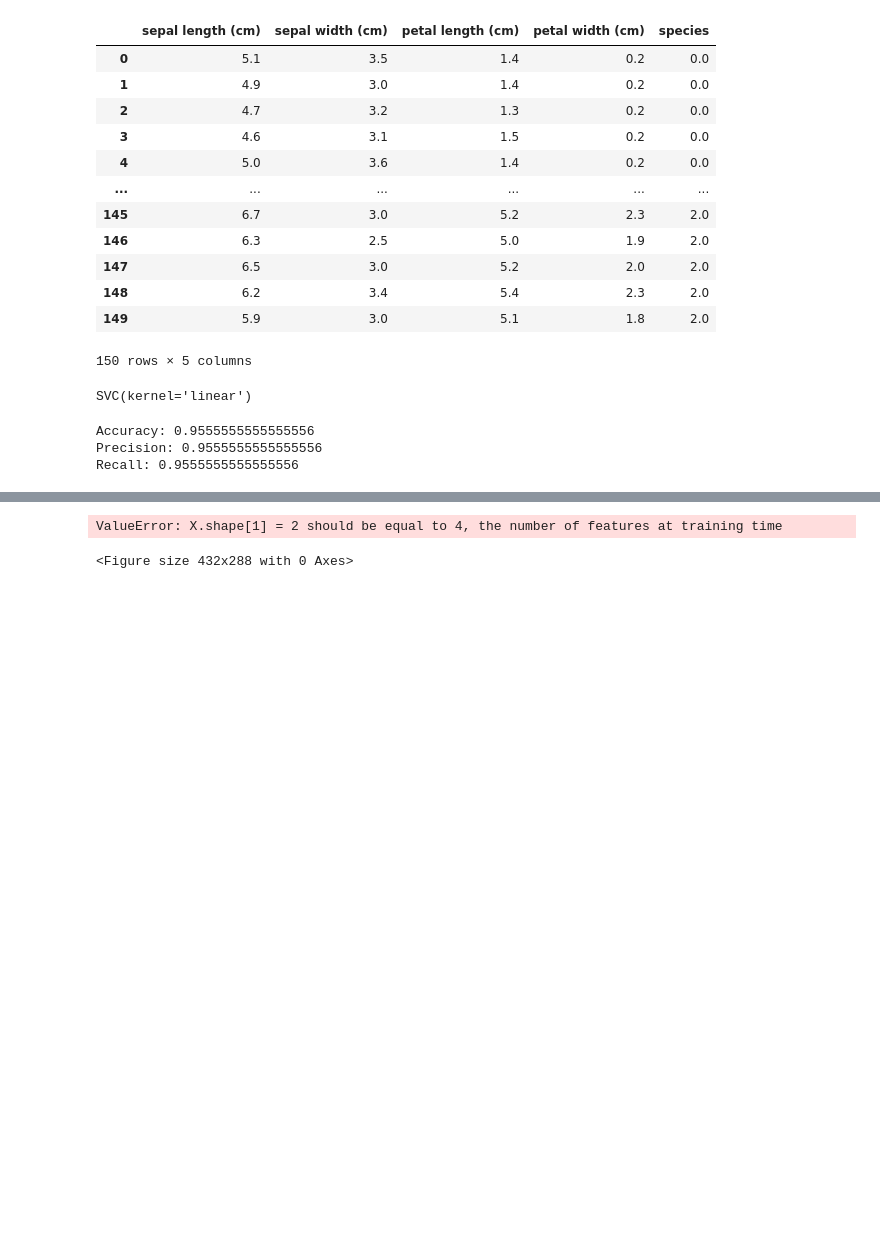
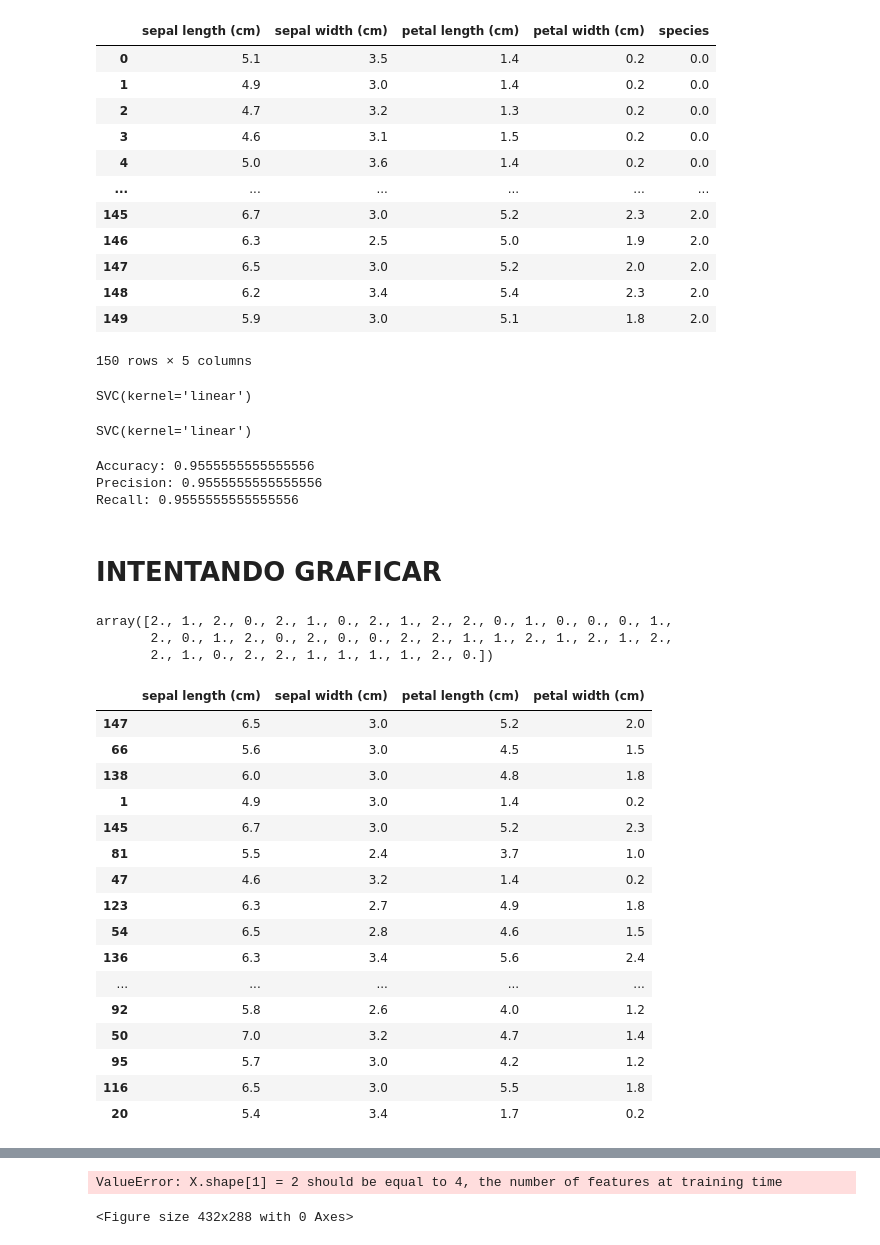
Before and after one commit to LucilaAllende/DSS-2020, a Jupyter notebook: tp6/Clasificacion/Punto 2/Clasificación Iris.ipynb, the cells around one changed output, grey strips where cells are left out. Drawn from its saved outputs; the diff is of its cells as text; code cells hidden in the pictures; blank space fills up the shorter version.

```diff
--- a/tp6/Clasificacion/Punto 2/Clasificación Iris.ipynb
+++ b/tp6/Clasificacion/Punto 2/Clasificación Iris.ipynb
@@ -38,6 +38,10 @@ clf = svm.SVC(kernel='linear') # Linear Kernel
 clf.fit(X_train, y_train)
 # %% [output]
 SVC(kernel='linear')
+# %%
+clf
+# %% [output]
+SVC(kernel='linear')
 # %%
 # Predecir la respuesta para el conjunto de datos de prueba
 y_pred = clf.predict(X_test)
@@ -54,3 +58,31 @@ print("Recall:",metrics.recall_score(y_test, y_pred, average='micro'))
 Accuracy: 0.9555555555555556
 Precision: 0.9555555555555556
 Recall: 0.9555555555555556
+# %% [markdown]
+# INTENTANDO GRAFICAR
+# %%
+y_pred
+# %% [output]
+array([2., 1., 2., 0., 2., 1., 0., 2., 1., 2., 2., 0., 1., 0., 0., 0., 1.,
+       2., 0., 1., 2., 0., 2., 0., 0., 2., 2., 1., 1., 2., 1., 2., 1., 2.,
+       2., 1., 0., 2., 2., 1., 1., 1., 1., 2., 0.])
+# %%
+X_test
+# %% [output]
+|  | sepal length (cm) | sepal width (cm) | petal length (cm) | petal width (cm) |
+| 147 | 6.5 | 3.0 | 5.2 | 2.0 |
+| 66 | 5.6 | 3.0 | 4.5 | 1.5 |
+| 138 | 6.0 | 3.0 | 4.8 | 1.8 |
+| 1 | 4.9 | 3.0 | 1.4 | 0.2 |
+| 145 | 6.7 | 3.0 | 5.2 | 2.3 |
+| 81 | 5.5 | 2.4 | 3.7 | 1.0 |
+| 47 | 4.6 | 3.2 | 1.4 | 0.2 |
+| 123 | 6.3 | 2.7 | 4.9 | 1.8 |
+| 54 | 6.5 | 2.8 | 4.6 | 1.5 |
+| 136 | 6.3 | 3.4 | 5.6 | 2.4 |
+| ... | ... | ... | ... | ... |
+| 92 | 5.8 | 2.6 | 4.0 | 1.2 |
+| 50 | 7.0 | 3.2 | 4.7 | 1.4 |
+| 95 | 5.7 | 3.0 | 4.2 | 1.2 |
+| 116 | 6.5 | 3.0 | 5.5 | 1.8 |
+| 20 | 5.4 | 3.4 | 1.7 | 0.2 |
```
Also changed, not shown: parts of 9 cells of this notebook, 1 other file.
